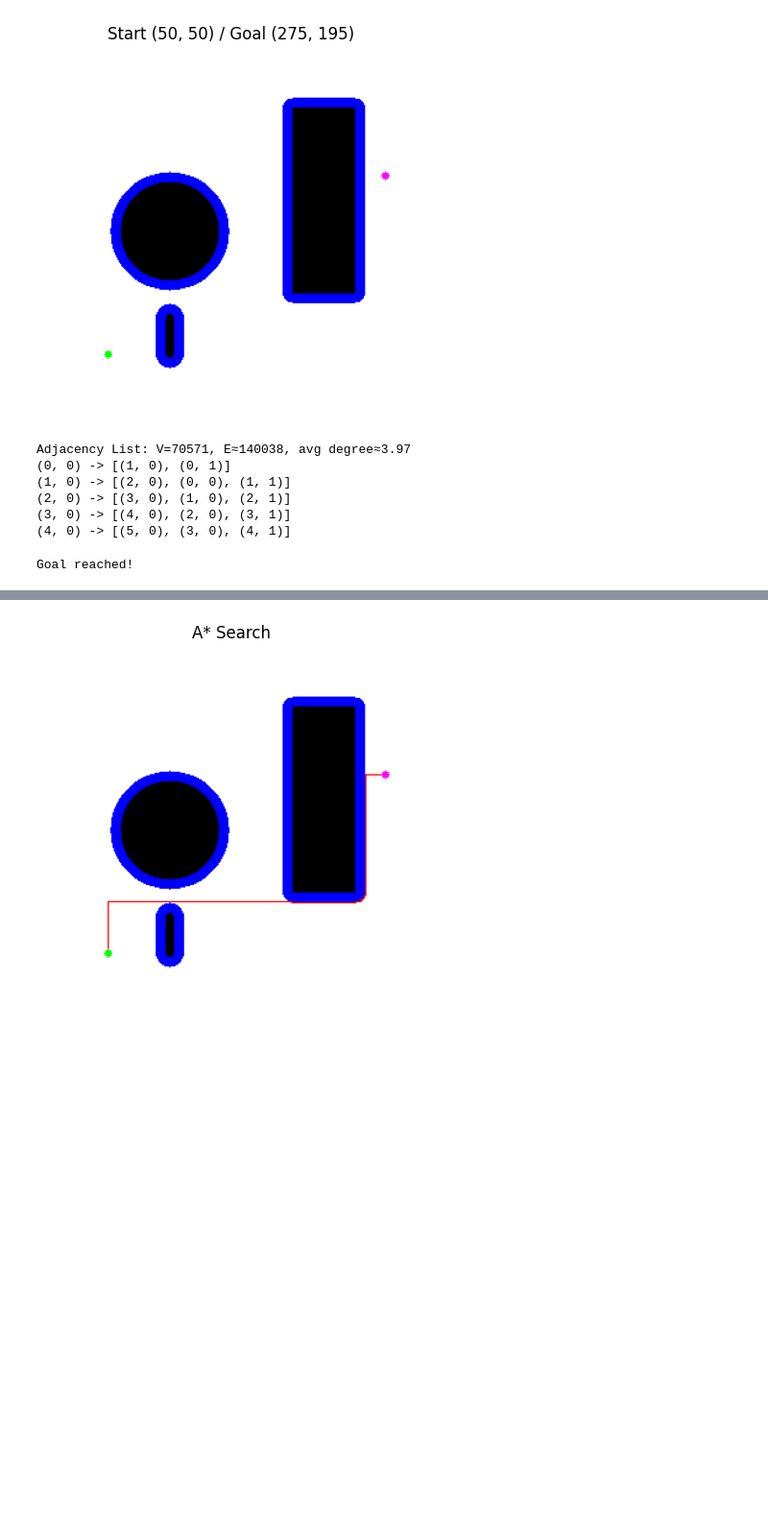
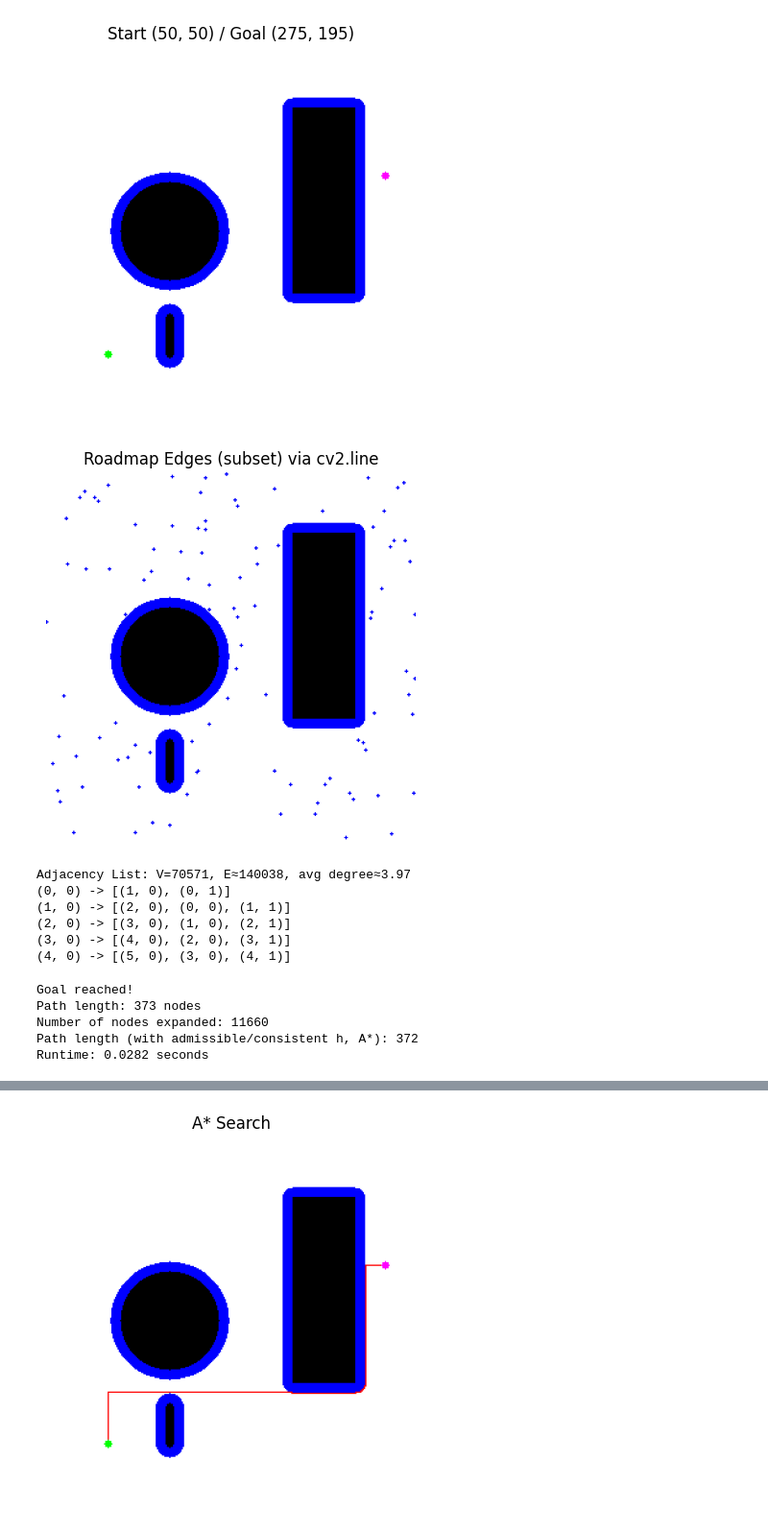
Before and after one commit to TVThanh163/Trinh_Lab3, a Jupyter notebook: Trinh_Lab3.ipynb, the cells around one changed output, grey strips where cells are left out. Shown at 96% size. Drawn from its saved outputs; the diff is of its cells as text; code cells hidden in the pictures; blank space fills up the shorter version.

```diff
--- a/Trinh_Lab3.ipynb
+++ b/Trinh_Lab3.ipynb
@@ -89,6 +91,19 @@ def neighbors_on_grid(x, y):
         nx, ny = x + dx, y + dy
         if in_bounds(nx, ny) and FREE[ny, nx]:
             yield (nx, ny)
+# %%
+
+edge_demo = infl_rgb.copy() # visualize edges
+sample_nodes = random.sample(lattice_nodes, min(100, len(lattice_nodes)))
+
+# Draw edges for a random subset of nodes
+for (x, y) in sample_nodes:
+    edge_demo[y, x] = (0, 255, 0)
+    for (nx, ny) in adj_list[(x, y)]:
+        cv2.line(edge_demo, (x, y), (nx, ny), (0, 0, 255), 1)
+show(edge_demo, "Roadmap Edges (subset) via cv2.line")
+# %% [output]
+[figure, added]
 # %%
 # Create adjacency list for the lattice graph
 adj_list = defaultdict(list)
@@ -140,24 +155,40 @@ heapq.heappush(open, (heuristic(start,goal), start)) # (priority, node)
 g[start] = 0
 
 # A* Search Algorithm
+start_time = time.perf_counter() # start timer
+
 while open:
     _, current = heapq.heappop(open)
-    if current == goal:
+    if current == goal: # Goal reached
         print("Goal reached!")
         break
-    for neighbor in adj_list[current]:
+    for neighbor in adj_list[current]: # Explore neighbors
         step = g_cost(current) + COST
         if neighbor not in g or step < g[neighbor]:
             parent[neighbor] = current
             g[neighbor] = step
+            # Calculate f = g + h
             f_score = step + heuristic(neighbor, goal)
             heapq.heappush(open, (f_score, neighbor))
 
+end_time = time.perf_counter()
 # Reconstruct path from parent
 path_nodes = []
 path_nodes.append(current)
+# Backtrack from goal to start
 while current != start:
     path_nodes.append(parent[current])
     current = parent[current]
+
+print(f"Path length: {len(path_nodes)} nodes")
+print("Number of nodes expanded:", len(g))
+print(f"Path length (with admissible/consistent h, A*): {g[goal]}")
+
+elapsed_time = end_time - start_time
+print(f"Runtime: {elapsed_time:.4f} seconds")
 # %% [output]
 Goal reached!
+Path length: 373 nodes
+Number of nodes expanded: 11660
+Path length (with admissible/consistent h, A*): 372
+Runtime: 0.0282 seconds
```
Also changed, not shown: parts of 4 cells of this notebook, 2 other files.
